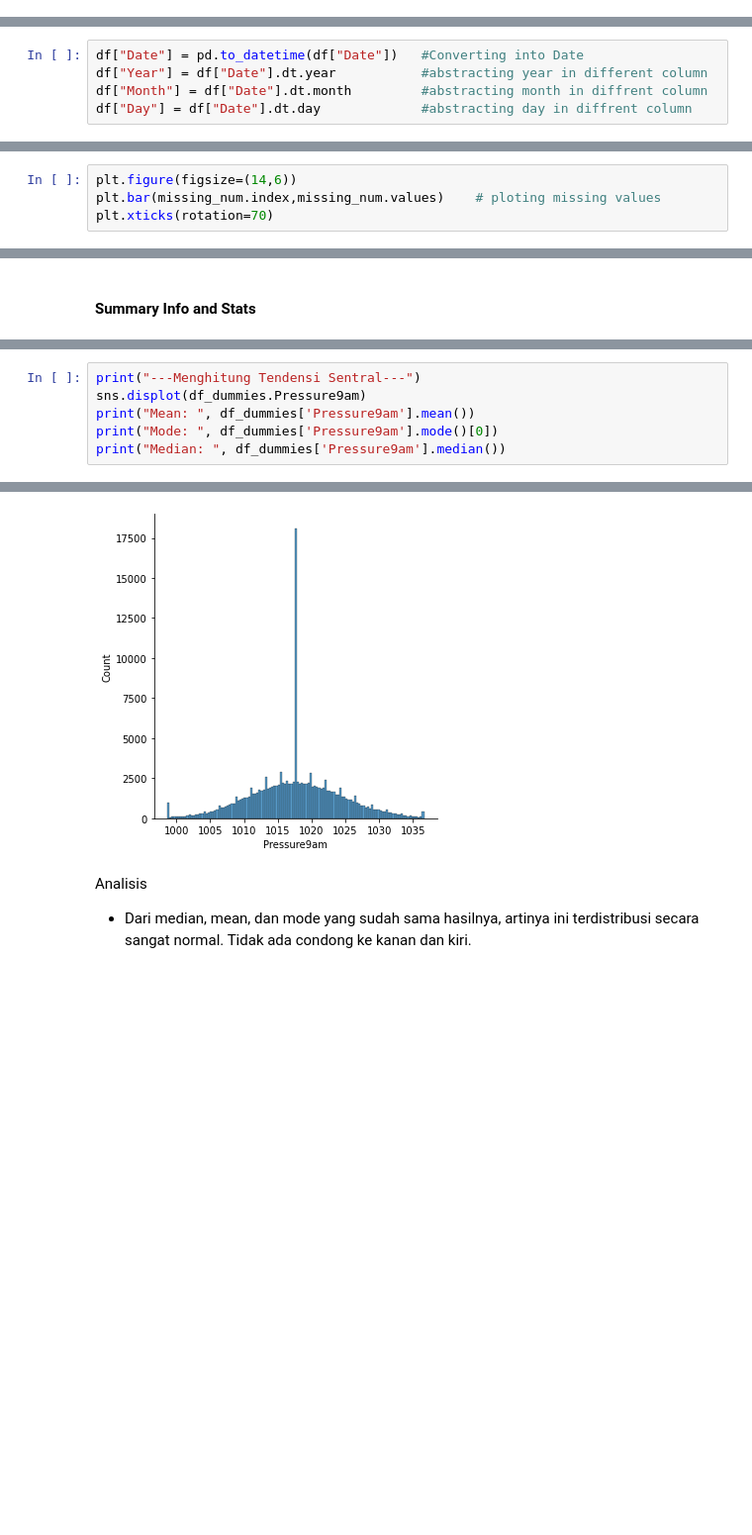
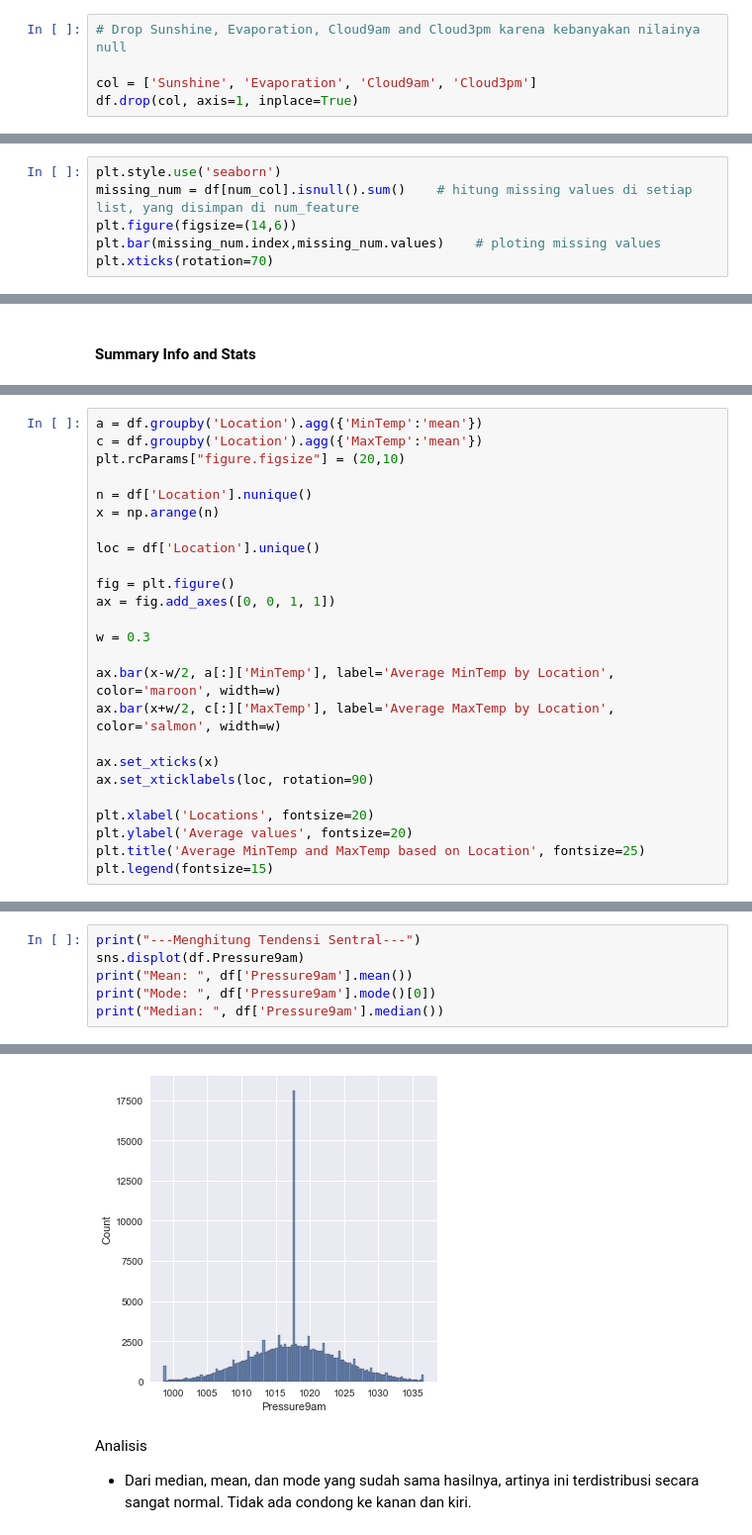
Before and after one commit to anantaw81/PYTHN-DataScience, a Jupyter notebook: FinalProject_2/fp2.ipynb, the cells around one changed output, grey strips where cells are left out. Shown: that part at 99% size. Cells and saved outputs as stored; diff of their text form; blank space fills up the shorter version.

```diff
--- a/FinalProject_2/fp2.ipynb
+++ b/FinalProject_2/fp2.ipynb
@@ -151,3 +179,8 @@ dtype: int64
+# %%
+# Drop Sunshine, Evaporation, Cloud9am and Cloud3pm karena kebanyakan nilainya null
+
+col = ['Sunshine', 'Evaporation', 'Cloud9am', 'Cloud3pm']
+df.drop(col, axis=1, inplace=True)
 # %% [markdown]
 ##### Pisahkan Fitur (Kolom) Categorical dan Numerical
 # %%
@@ -189,8 +222,3 @@ The Cardinality of each column RainToday : 3
 The Cardinality of each column RainTomorrow : 3
 # %% [markdown]
 ##### Menangani Masalah Kardinalitas
-# %%
-df["Date"] = pd.to_datetime(df["Date"])   #Converting into Date
-df["Year"] = df["Date"].dt.year           #abstracting year in different column
-df["Month"] = df["Date"].dt.month         #abstracting month in diffrent column
-df["Day"] = df["Date"].dt.day             #abstracting day in diffrent column
@@ -294,4 +300,6 @@ dtype: int64
 # %%
+plt.style.use('seaborn')
+missing_num = df[num_col].isnull().sum()    # hitung missing values di setiap list, yang disimpan di num_feature
 plt.figure(figsize=(14,6))
 plt.bar(missing_num.index,missing_num.values)    # ploting missing values
 plt.xticks(rotation=70)
@@ -478,0 +472,25 @@ Analisis
+# %%
+a = df.groupby('Location').agg({'MinTemp':'mean'})
+c = df.groupby('Location').agg({'MaxTemp':'mean'})
+plt.rcParams["figure.figsize"] = (20,10)
+
+n = df['Location'].nunique()
+x = np.arange(n)
+
+loc = df['Location'].unique()
+
+fig = plt.figure()
+ax = fig.add_axes([0, 0, 1, 1])
+
+w = 0.3
+
+ax.bar(x-w/2, a[:]['MinTemp'], label='Average MinTemp by Location', color='maroon', width=w)
+ax.bar(x+w/2, c[:]['MaxTemp'], label='Average MaxTemp by Location', color='salmon', width=w)
+
+ax.set_xticks(x)
+ax.set_xticklabels(loc, rotation=90)
+
+plt.xlabel('Locations', fontsize=20)
+plt.ylabel('Average values', fontsize=20)
+plt.title('Average MinTemp and MaxTemp based on Location', fontsize=25)
+plt.legend(fontsize=15)
@@ -481,15 +542,15 @@ Analisis
 # %%
 print("---Menghitung Tendensi Sentral---")
-sns.displot(df_dummies.Pressure9am)
-print("Mean: ", df_dummies['Pressure9am'].mean())
-print("Mode: ", df_dummies['Pressure9am'].mode()[0])
-print("Median: ", df_dummies['Pressure9am'].median())
+sns.displot(df.Pressure9am)
+print("Mean: ", df['Pressure9am'].mean())
+print("Mode: ", df['Pressure9am'].mode()[0])
+print("Median: ", df['Pressure9am'].median())
 # %% [output]
 ---Menghitung Tendensi Sentral---
 Mean:  1017.6702967904671
 Mode:  1017.6702967905602
 Median:  1017.6702967905602
-[figure, old version]
+[figure, new version]
 # %% [markdown]
 Analisis
 - Dari median, mean, dan mode yang sudah sama hasilnya, artinya ini terdistribusi secara sangat normal. Tidak ada condong ke kanan dan kiri.
```
Also changed, not shown: parts of 103 cells of this notebook, 2 other files.
